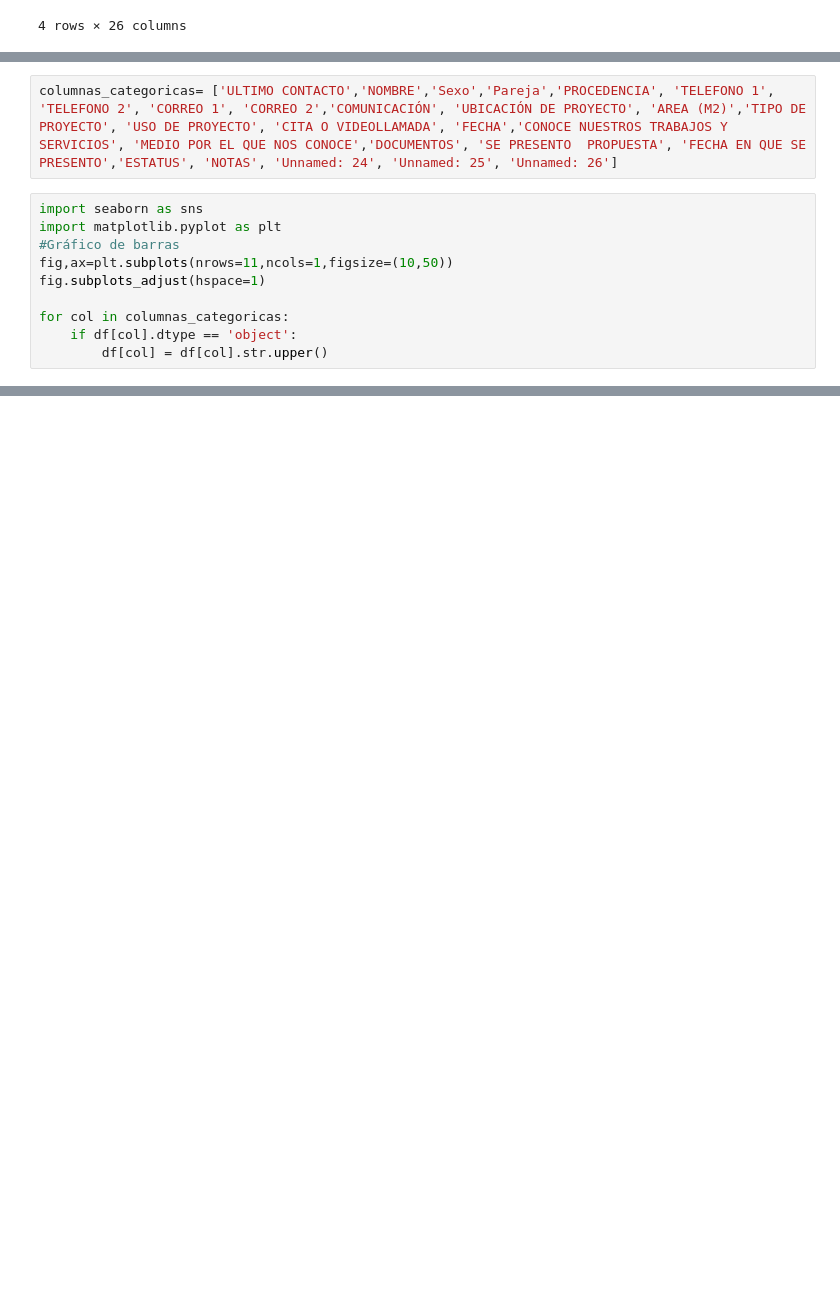
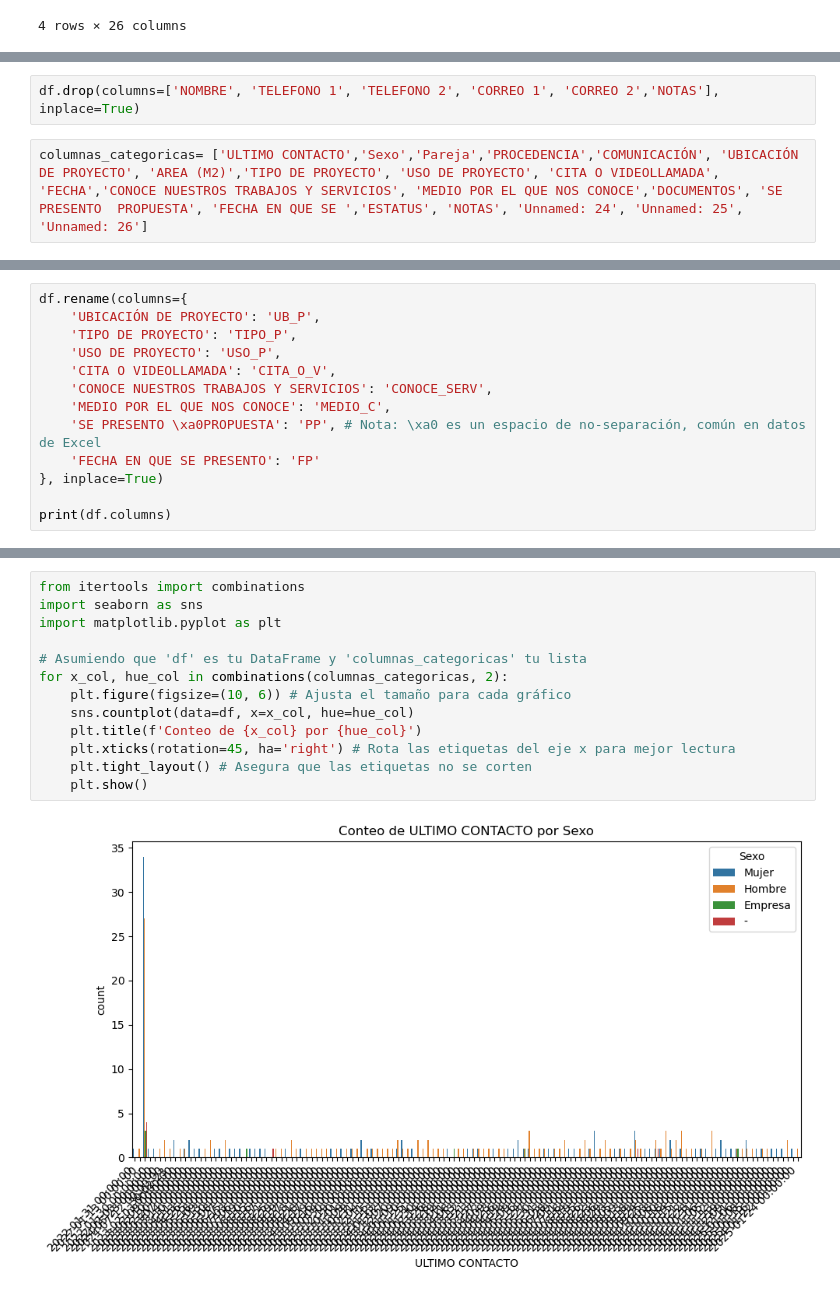
Before and after one commit to Valenfrc/Clientes-Potenciales, a Jupyter notebook: trabajo.ipynb, the cells around one changed output, grey strips where cells are left out. Drawn from its saved outputs; the diff is of its cells as text; blank space fills up the shorter version.

```diff
--- a/trabajo.ipynb
+++ b/trabajo.ipynb
@@ -125,12 +131,4 @@ dtype: int64
+# %%
+df.drop(columns=['NOMBRE', 'TELEFONO 1', 'TELEFONO 2', 'CORREO 1', 'CORREO 2','NOTAS'], inplace=True)
 # %%
-columnas_categoricas= ['ULTIMO CONTACTO','NOMBRE','Sexo','Pareja','PROCEDENCIA', 'TELEFONO 1', 'TELEFONO 2', 'CORREO 1', 'CORREO 2','COMUNICACIÓN', 'UBICACIÓN DE PROYECTO', 'AREA (M2)','TIPO DE PROYECTO', 'USO DE PROYECTO', 'CITA O VIDEOLLAMADA', 'FECHA','CONOCE NUESTROS TRABAJOS Y SERVICIOS', 'MEDIO POR EL QUE NOS CONOCE','DOCUMENTOS', 'SE PRESENTO  PROPUESTA', 'FECHA EN QUE SE PRESENTO','ESTATUS', 'NOTAS', 'Unnamed: 24', 'Unnamed: 25', 'Unnamed: 26']
+columnas_categoricas= ['ULTIMO CONTACTO','Sexo','Pareja','PROCEDENCIA','COMUNICACIÓN', 'UBICACIÓN DE PROYECTO', 'AREA (M2)','TIPO DE PROYECTO', 'USO DE PROYECTO', 'CITA O VIDEOLLAMADA', 'FECHA','CONOCE NUESTROS TRABAJOS Y SERVICIOS', 'MEDIO POR EL QUE NOS CONOCE','DOCUMENTOS', 'SE PRESENTO  PROPUESTA', 'FECHA EN QUE SE ','ESTATUS', 'NOTAS', 'Unnamed: 24', 'Unnamed: 25', 'Unnamed: 26']
-# %%
-import seaborn as sns
-import matplotlib.pyplot as plt
-#Gráfico de barras
-fig,ax=plt.subplots(nrows=11,ncols=1,figsize=(10,50))
-fig.subplots_adjust(hspace=1)
-
-for col in columnas_categoricas:
-    if df[col].dtype == 'object':
-        df[col] = df[col].str.upper()
@@ -160,0 +135,13 @@ plt.show()
+# %%
+df.rename(columns={
+    'UBICACIÓN DE PROYECTO': 'UB_P',
+    'TIPO DE PROYECTO': 'TIPO_P',
+    'USO DE PROYECTO': 'USO_P',
+    'CITA O VIDEOLLAMADA': 'CITA_O_V',
+    'CONOCE NUESTROS TRABAJOS Y SERVICIOS': 'CONOCE_SERV',
+    'MEDIO POR EL QUE NOS CONOCE': 'MEDIO_C',
+    'SE PRESENTO \xa0PROPUESTA': 'PP', # Nota: \xa0 es un espacio de no-separación, común en datos de Excel
+    'FECHA EN QUE SE PRESENTO': 'FP'
+}, inplace=True)
+
+print(df.columns)
@@ -160,0 +155,15 @@ plt.show()
+# %%
+from itertools import combinations
+import seaborn as sns
+import matplotlib.pyplot as plt
+
+# Asumiendo que 'df' es tu DataFrame y 'columnas_categoricas' tu lista
+for x_col, hue_col in combinations(columnas_categoricas, 2):
+    plt.figure(figsize=(10, 6)) # Ajusta el tamaño para cada gráfico
+    sns.countplot(data=df, x=x_col, hue=hue_col)
+    plt.title(f'Conteo de {x_col} por {hue_col}')
+    plt.xticks(rotation=45, ha='right') # Rota las etiquetas del eje x para mejor lectura
+    plt.tight_layout() # Asegura que las etiquetas no se corten
+    plt.show()
+# %% [output]
+[figure, added]
```
Also changed, not shown: parts of 8 cells of this notebook.
